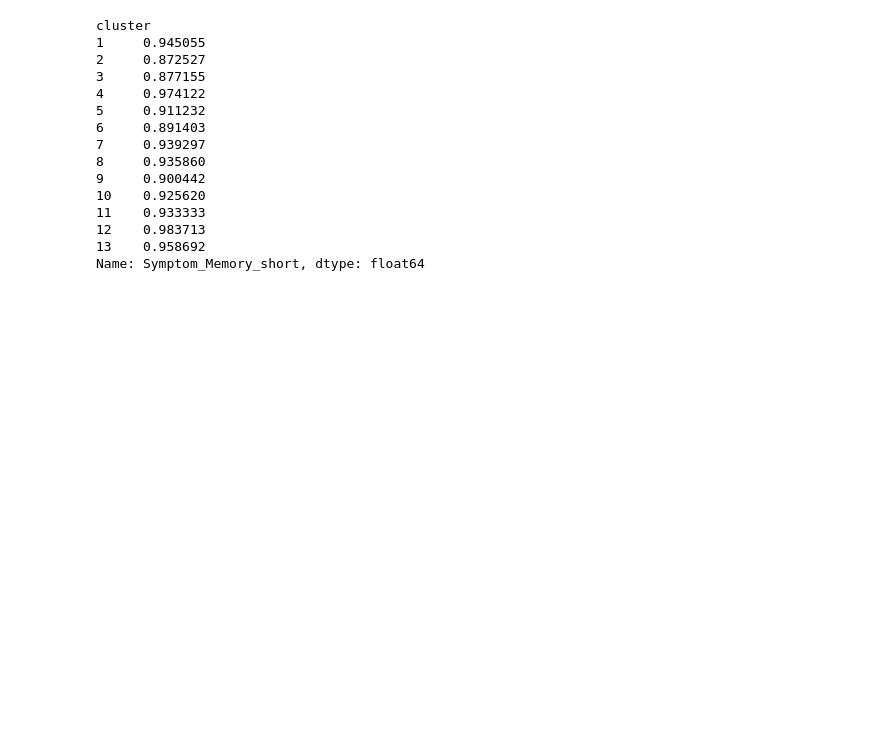
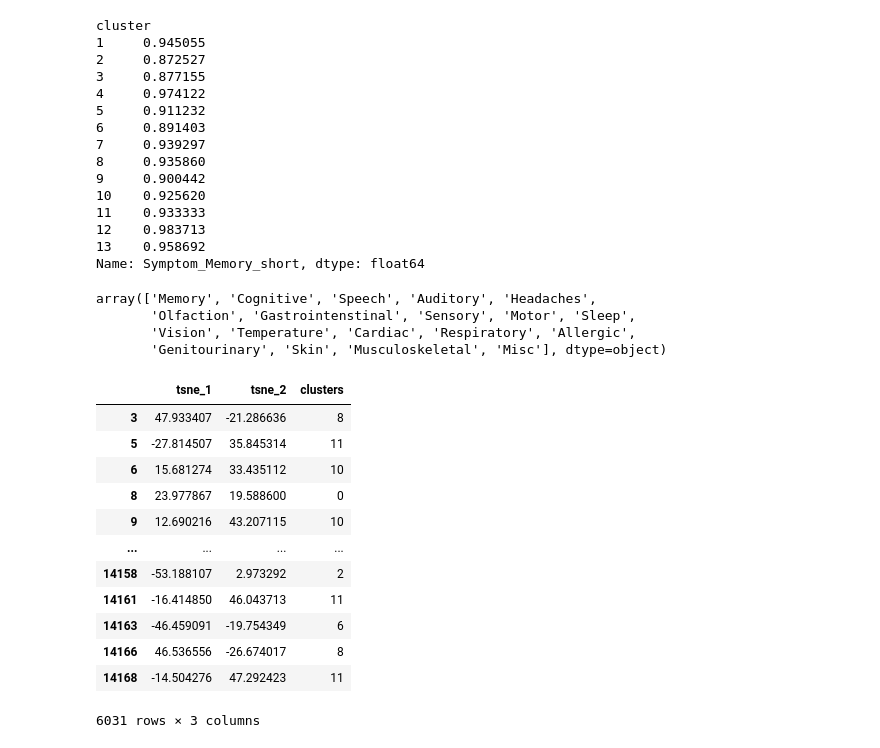
Before and after one commit to leothesouthafrican/PLR, a Jupyter notebook: Tessa/stepmix_sympgroup_compare_010224.ipynb, the cells around one changed output. Cells and saved outputs as stored; diff of their text form; code cells hidden in the pictures; blank space fills up the shorter version.

```diff
--- a/Tessa/stepmix_sympgroup_compare_010224.ipynb
+++ b/Tessa/stepmix_sympgroup_compare_010224.ipynb
@@ -128,3 +190,26 @@ cluster
 12    0.983713
 13    0.958692
 Name: Symptom_Memory_short, dtype: float64
+# %%
+groups_df.group.unique()
+# %% [output]
+array(['Memory', 'Cognitive', 'Speech', 'Auditory', 'Headaches',
+       'Olfaction', 'Gastrointenstinal', 'Sensory', 'Motor', 'Sleep',
+       'Vision', 'Temperature', 'Cardiac', 'Respiratory', 'Allergic',
+       'Genitourinary', 'Skin', 'Musculoskeletal', 'Misc'], dtype=object)
+# %%
+plotdf['clus_combined'] =
+# %% [output]
+|  | tsne_1 | tsne_2 | clusters |
+| 3 | 47.933407 | -21.286636 | 8 |
+| 5 | -27.814507 | 35.845314 | 11 |
+| 6 | 15.681274 | 33.435112 | 10 |
+| 8 | 23.977867 | 19.588600 | 0 |
+| 9 | 12.690216 | 43.207115 | 10 |
+| ... | ... | ... | ... |
+| 14158 | -53.188107 | 2.973292 | 2 |
+| 14161 | -16.414850 | 46.043713 | 11 |
+| 14163 | -46.459091 | -19.754349 | 6 |
+| 14166 | 46.536556 | -26.674017 | 8 |
+| 14168 | -14.504276 | 47.292423 | 11 |
+6031 rows × 3 columns
```
Also changed, not shown: parts of 15 cells of this notebook, 2 other files.
